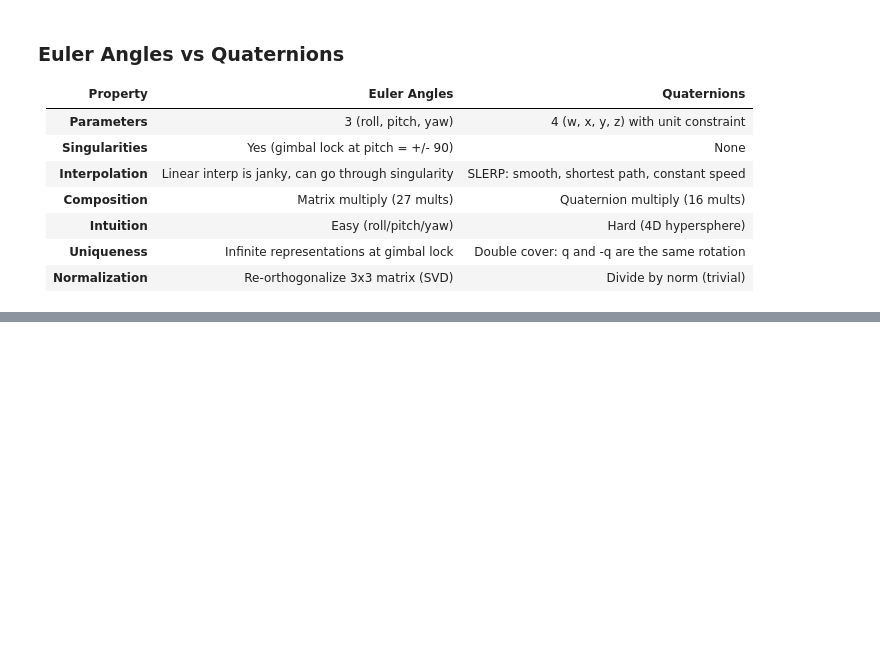
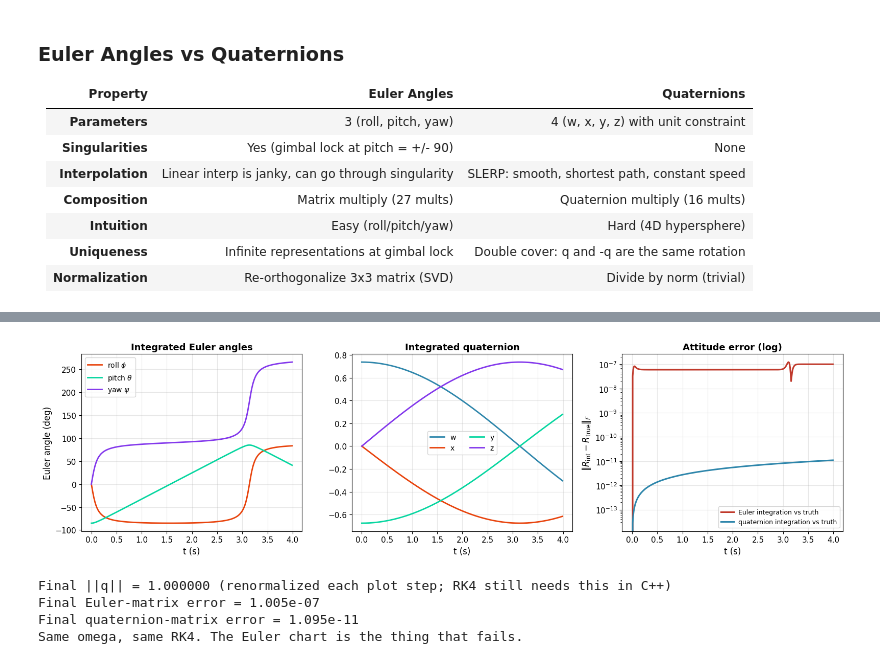
Before and after one commit to abhi-kirk/ARES-Icarus, a Jupyter notebook: learn-rocket-dynamics/02_rotations.ipynb, the cells around one changed output, grey strips where cells are left out. Saved outputs shown, nothing was run; the diff lists cells and outputs as text; code cells hidden in the pictures; blank space fills up the shorter version.

```diff
--- a/learn-rocket-dynamics/02_rotations.ipynb
+++ b/learn-rocket-dynamics/02_rotations.ipynb
@@ -885,2 +1052,72 @@ We can convert between Euler angles and quaternions using `quat_from_euler` and
+# %%
+# Constant body-Z rate, starting 5° from nose-up (near pad / lock).
+omega = np.array([0.0, 0.0, 1.0])  # rad/s about body Z
+rpy0 = np.array([0.0, np.radians(-85.0), 0.0])
+q0 = quat_from_euler(*rpy0)
+R0 = euler_to_rotation_matrix(*rpy0)
+
+def f_euler(t, state):
+    roll, pitch, yaw = state
+    return euler_angle_rates(omega, roll, pitch)
+
+def f_quat(t, state):
+    q = quat_normalize(state)
+    return quat_derivative(q, omega)
+
+t, euler_traj = integrate_rk4(f_euler, rpy0, (0.0, 4.0), dt=0.01)
+_, quat_traj = integrate_rk4(f_quat, q0, (0.0, 4.0), dt=0.01)
+quat_traj = np.array([quat_normalize(q) for q in quat_traj])
+
+def ground_truth_R(ti):
+    return R0 @ rot_z(omega[2] * ti)
+
+euler_err = []
+quat_err = []
+quat_norm = np.linalg.norm(quat_traj, axis=1)
+for i, ti in enumerate(t):
+    R_true = ground_truth_R(ti)
+    R_euler = euler_to_rotation_matrix(*euler_traj[i])
+    R_quat = quat_to_rotation_matrix(quat_traj[i])
+    euler_err.append(np.linalg.norm(R_euler - R_true, 'fro'))
+    quat_err.append(np.linalg.norm(R_quat - R_true, 'fro'))
+
+fig, axes = plt.subplots(1, 3, figsize=(16, 4.5))
+
+axes[0].plot(t, np.degrees(euler_traj[:, 0]), color=C_ACCENT, lw=2.0, label=r'roll $\phi$')
+axes[0].plot(t, np.degrees(euler_traj[:, 1]), color=C_GREEN, lw=2.0, label=r'pitch $\theta$')
+axes[0].plot(t, np.degrees(euler_traj[:, 2]), color=C_ACCENT2, lw=2.0, label=r'yaw $\psi$')
+axes[0].set_xlabel('t (s)', fontsize=12)
+axes[0].set_ylabel('Euler angle (deg)', fontsize=12)
+axes[0].set_title('Integrated Euler angles', fontsize=13, fontweight='bold')
+axes[0].legend(fontsize=10)
+
+axes[1].plot(t, quat_traj[:, 0], color=C_BODY, lw=2.0, label='w')
+axes[1].plot(t, quat_traj[:, 1], color=C_ACCENT, lw=2.0, label='x')
+axes[1].plot(t, quat_traj[:, 2], color=C_GREEN, lw=2.0, label='y')
+axes[1].plot(t, quat_traj[:, 3], color=C_ACCENT2, lw=2.0, label='z')
+axes[1].set_xlabel('t (s)', fontsize=12)
+axes[1].set_title('Integrated quaternion', fontsize=13, fontweight='bold')
+axes[1].legend(fontsize=10, ncol=2)
+
+axes[2].semilogy(t, euler_err, color=C_RED, lw=2.2, label='Euler integration vs truth')
+axes[2].semilogy(t, quat_err, color=C_BODY, lw=2.2, label='quaternion integration vs truth')
+axes[2].set_xlabel('t (s)', fontsize=12)
+axes[2].set_ylabel(r'$\|R_{\mathrm{int}} - R_{\mathrm{true}}\|_F$', fontsize=12)
+axes[2].set_title('Attitude error (log)', fontsize=13, fontweight='bold')
+axes[2].legend(fontsize=9)
+
+plt.tight_layout()
+plt.show()
+
+print(f'Final ||q|| = {quat_norm[-1]:.6f} (renormalized each plot step; RK4 still needs this in C++)')
+print(f'Final Euler-matrix error = {euler_err[-1]:.3e}')
+print(f'Final quaternion-matrix error = {quat_err[-1]:.3e}')
+print('Same omega, same RK4. The Euler chart is the thing that fails.')
+# %% [output]
+[figure, added]
+Final ||q|| = 1.000000 (renormalized each plot step; RK4 still needs this in C++)
+Final Euler-matrix error = 1.005e-07
+Final quaternion-matrix error = 1.095e-11
+Same omega, same RK4. The Euler chart is the thing that fails.
 # %% [markdown]
 ---
```
Also changed, not shown: parts of 21 cells of this notebook, 5 other files.
